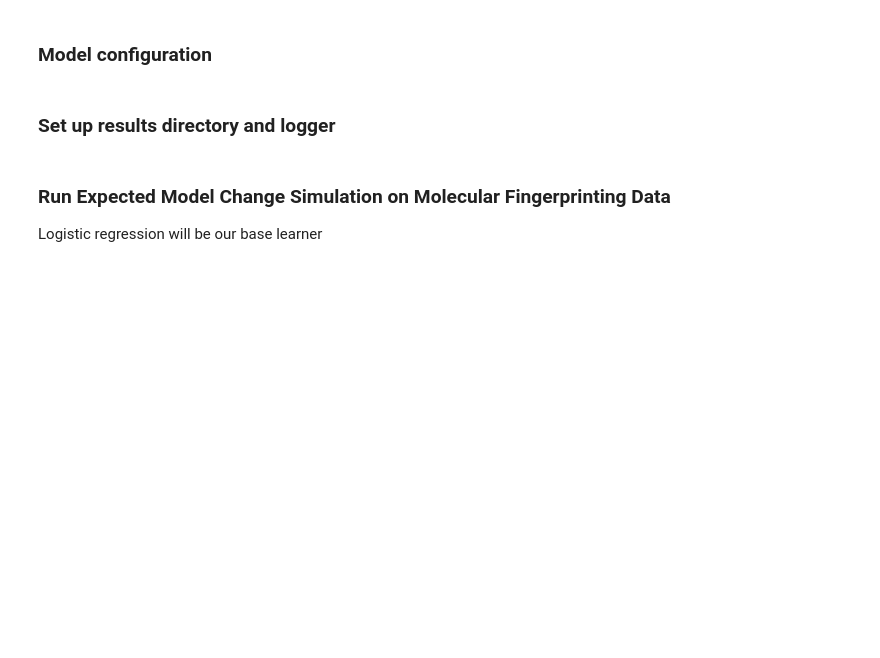
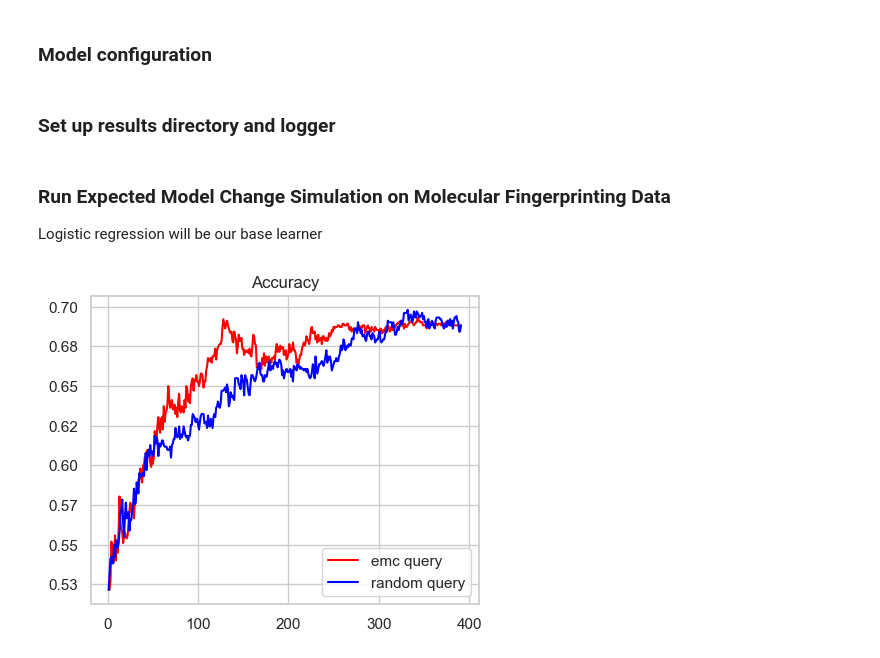
Before and after one commit to iland24/expected_model_change_binary_classification, a Jupyter notebook: expected_model_change_drug_data.ipynb, the cells around one changed output. Cells and saved outputs as stored; diff of their text form; code cells hidden in the pictures; blank space fills up the shorter version.

```diff
--- a/expected_model_change_drug_data.ipynb
+++ b/expected_model_change_drug_data.ipynb
@@ -248,7 +276,7 @@ file_handler.setFormatter(formatter)
 logger_emc.addHandler(file_handler)
 # %%
 # Set up logger for random sampling simulation
-logger_rand_sampler = logging.getLogger(__name__)
+logger_rand_sampler = logging.getLogger("rand_sampler_logger")
 logger_rand_sampler.setLevel(logging.INFO)
 
 formatter = logging.Formatter('%(asctime)s %(message)s', datefmt='%Y-%m-%d %H:%M')
@@ -256,20 +284,27 @@ file_handler = logging.FileHandler(f'{rand_sampling_dir_path}/rand_sampling.log'
 file_handler.setFormatter(formatter)
 
 logger_rand_sampler.addHandler(file_handler)
+# %%
+logger_emc.propagate = False
+logger_rand_sampler.propagate = False
+
+# Add logger objects to config
+config['logger_emc']=logger_emc
+config['logger_rand_sampler']=logger_rand_sampler
 # %% [markdown]
 ### Run Expected Model Change Simulation on Molecular Fingerprinting Data
 Logistic regression will be our base learner
 # %%
 # EMC simulation on small test case data
-emc.run_l_simulations_emc(small_data, small_label, sample_ids=small_sample_ids, **test_config)
+emc.run_l_simulations_emc(small_fingerprints, small_is_active, sample_id=small_sample_id, **config)
 
-# EMC simulation on real data
-# emc.run_l_simulations_emc(fingerprints, is_active, sample_ids=sample_ids, **config)
+# EMC simulation on whole data
+# emc.run_l_simulations_emc(fingerprints, is_active, sample_id=sample_id, **config)
 # %%
 # Random Sampling simulation on small test case data
-emc.run_n_simulations_random_sampling(small_data, small_label, **config)
+emc.run_n_simulations_random_sampling(small_fingerprints, small_is_active, **config)
 
-# Random Sampling simulation on real data
+# Random Sampling simulation on whole data
 # emc.run_n_simulations_random_sampling(fingerprints, is_active, **config)
 # %%
 # Load EMC results
@@ -290,10 +325,12 @@ for i in range(config['n_sim']):
 # %%
 n_updates =  len(n_sim_accuracy_ls[0])
 
-plt.figure(figsize=(10,6))
+plt.figure(figsize=(5,4))
 emc.plot_metrics(n_sim_accuracy_ls, n_updates, plot_separate_sim=False, color='red', label='emc query')
 emc.plot_metrics(n_sim_accuracy_random_ls, n_updates, plot_separate_sim=False, color='blue', label='random query')
 plt.title('Accuracy')
 plt.gca().yaxis.set_major_formatter(StrMethodFormatter('{x:,.2f}'))
 plt.show()
+# %% [output]
+[figure, added]
 # %%
```
Also changed, not shown: parts of 22 cells of this notebook, 8 other files.
